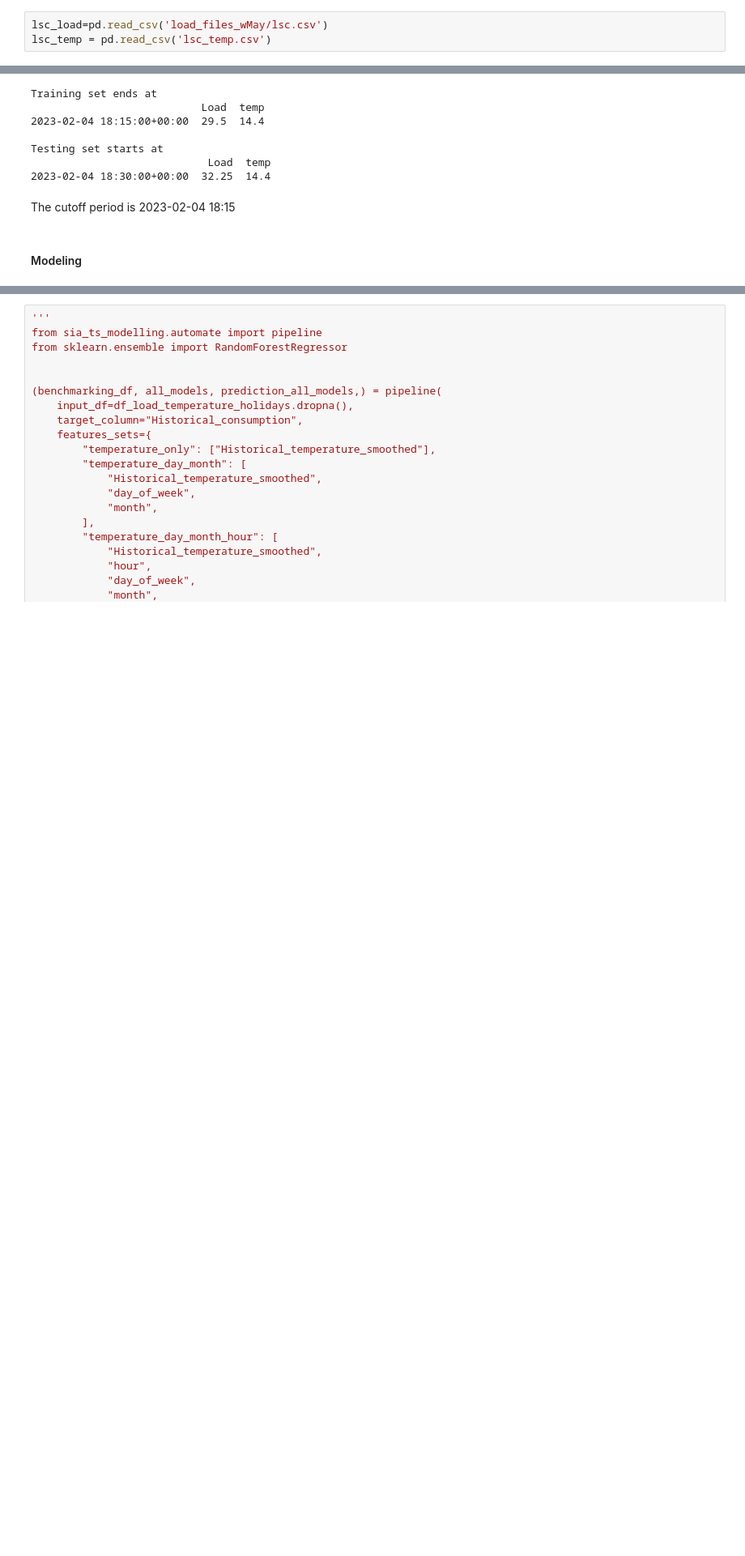
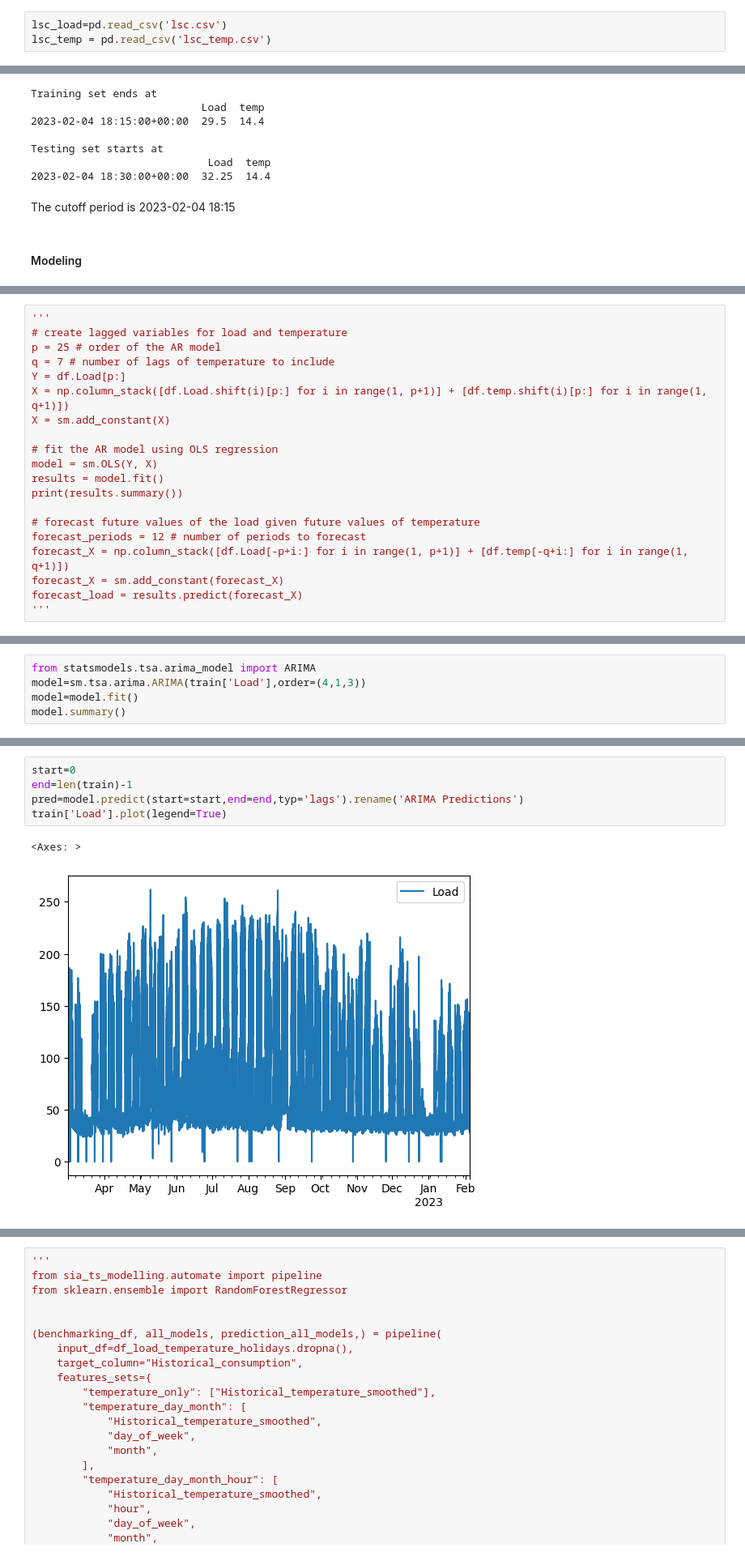
Before and after one commit to khadija267/Load-Time-Series-Forecasting, a Jupyter notebook: lsc_load_prediction.ipynb, the cells around one changed output, grey strips where cells are left out. Shown at 81% size. Drawn from its saved outputs; the diff is of its cells as text; blank space fills up the shorter version.

```diff
--- a/lsc_load_prediction.ipynb
+++ b/lsc_load_prediction.ipynb
@@ -55,7 +55,7 @@ Error:
 # %% [markdown]
 ### 1. Data Investigation
 # %%
-lsc_load=pd.read_csv('load_files_wMay/lsc.csv')
+lsc_load=pd.read_csv('lsc.csv')
 lsc_temp = pd.read_csv('lsc_temp.csv')
 # %% [markdown]
 ### 1.1 Data Investigate
@@ -462,0 +424,20 @@ The cutoff period is 2023-02-04 18:15
+# %%
+'''
+# create lagged variables for load and temperature
+p = 25 # order of the AR model
+q = 7 # number of lags of temperature to include
+Y = df.Load[p:]
+X = np.column_stack([df.Load.shift(i)[p:] for i in range(1, p+1)] + [df.temp.shift(i)[p:] for i in range(1, q+1)])
+X = sm.add_constant(X)
+
+# fit the AR model using OLS regression
+model = sm.OLS(Y, X)
+results = model.fit()
+print(results.summary())
+
+# forecast future values of the load given future values of temperature
+forecast_periods = 12 # number of periods to forecast
+forecast_X = np.column_stack([df.Load[-p+i:] for i in range(1, p+1)] + [df.temp[-q+i:] for i in range(1, q+1)])
+forecast_X = sm.add_constant(forecast_X)
+forecast_load = results.predict(forecast_X)
+'''
@@ -462,0 +461,5 @@ The cutoff period is 2023-02-04 18:15
+# %%
+from statsmodels.tsa.arima_model import ARIMA
+model=sm.tsa.arima.ARIMA(train['Load'],order=(4,1,3))
+model=model.fit()
+model.summary()
@@ -462,0 +492,8 @@ The cutoff period is 2023-02-04 18:15
+# %%
+start=0
+end=len(train)-1
+pred=model.predict(start=start,end=end,typ='lags').rename('ARIMA Predictions')
+train['Load'].plot(legend=True)
+# %% [output]
+<Axes: >
+[figure, added]
```
Also changed, not shown: parts of 41 cells of this notebook.
